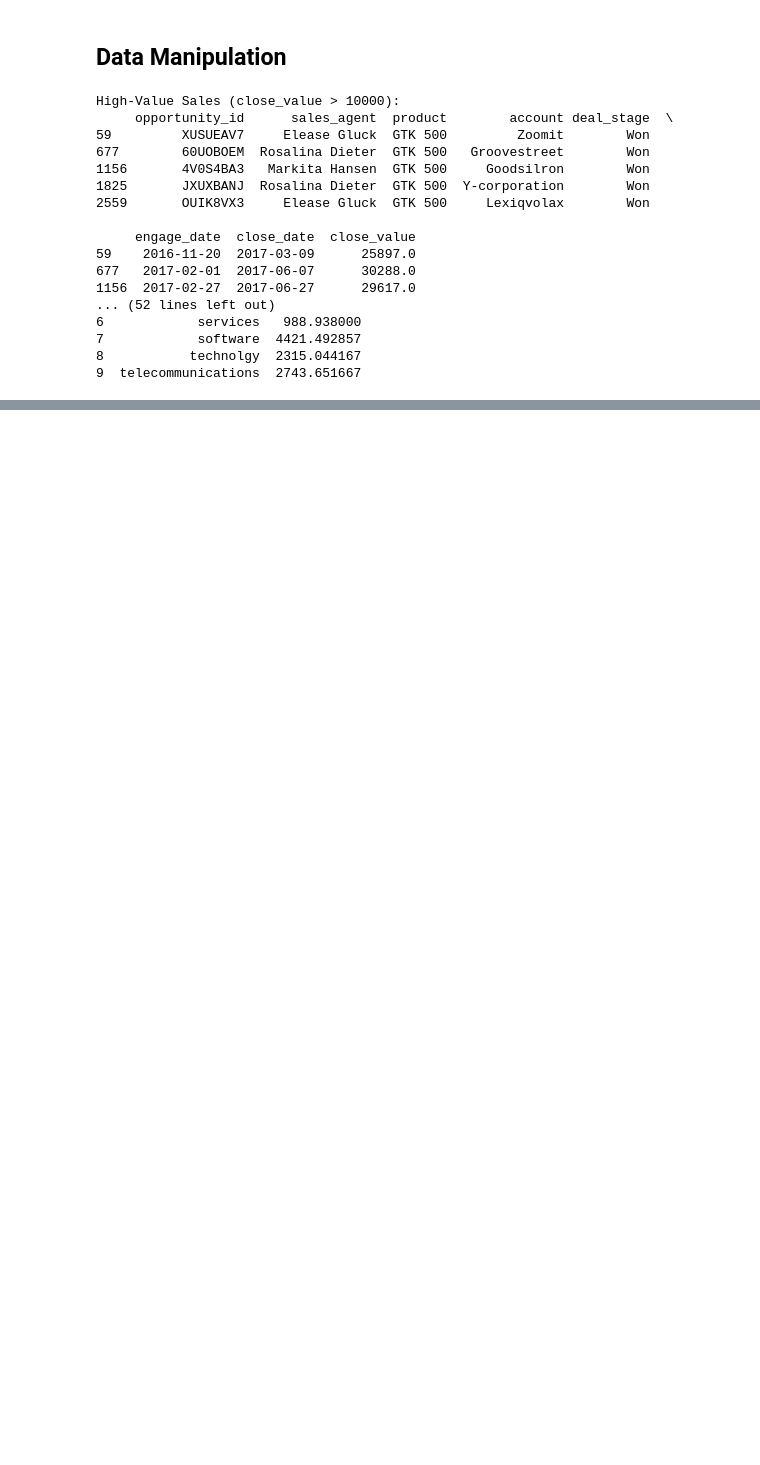
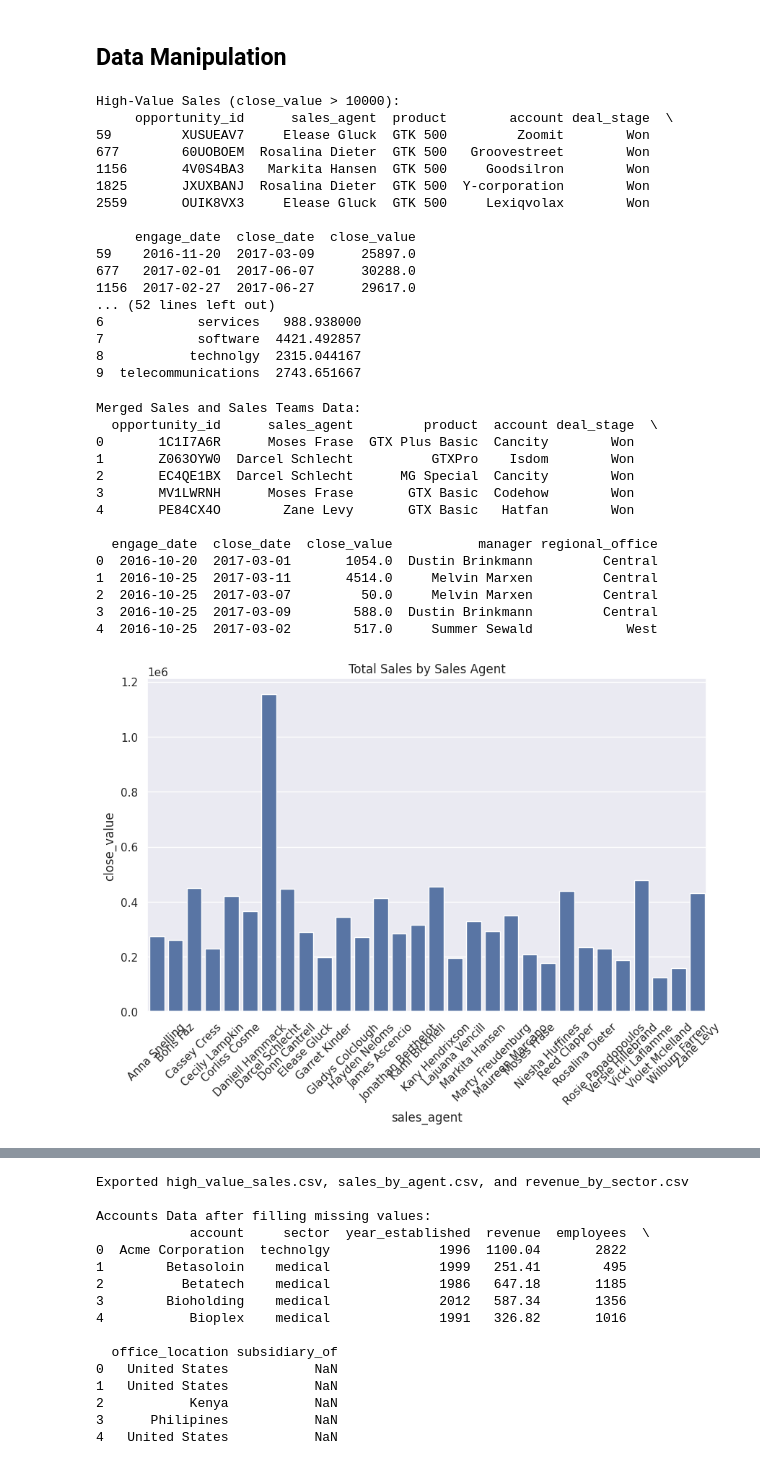
Before and after one commit to sadiq937/CrazyRobo_DM, a Jupyter notebook: ps1.ipynb, the cells around one changed output, grey strips where cells are left out. Drawn from its saved outputs; the diff is of its cells as text; code cells hidden in the pictures; blank space fills up the shorter version.

```diff
--- a/ps1.ipynb
+++ b/ps1.ipynb
@@ -218,3 +259,52 @@ High-Value Sales (close_value > 10000):
 7            software  4421.492857
 8           technolgy  2315.044167
 9  telecommunications  2743.651667
+# %%
+# 4. Extra Features
+# -----------------
+
+# Merge datasets: Combine sales data with sales teams data
+merged_df = pd.merge(sales_df, sales_teams_df, on='sales_agent', how='left')
+print("\nMerged Sales and Sales Teams Data:")
+print(merged_df.head())
+
+# Visualize total sales by agent
+plt.figure(figsize=(10, 6))
+sns.barplot(x='sales_agent', y='close_value', data=sales_by_agent)
+plt.title("Total Sales by Sales Agent")
+plt.xticks(rotation=45)
+plt.show()
+
+# Visualize average revenue by sector
+plt.figure(figsize=(8, 6))
+sns.barplot(x='sector', y='revenue', data=revenue_by_sector)
+plt.title("Average Revenue by Sector")
+plt.xticks(rotation=45)
+plt.show()
+
+# Export results to CSV
+high_value_sales.to_csv('high_value_sales.csv', index=False)
+sales_by_agent.to_csv('sales_by_agent.csv', index=False)
+revenue_by_sector.to_csv('revenue_by_sector.csv', index=False)
+print("\nExported high_value_sales.csv, sales_by_agent.csv, and revenue_by_sector.csv")
+
+# Data Cleaning: Handle missing values in accounts data
+accounts_df['revenue'].fillna(accounts_df['revenue'].median(), inplace=True)
+print("\nAccounts Data after filling missing values:")
+print(accounts_df.head())
+# %% [output]
+Merged Sales and Sales Teams Data:
+  opportunity_id      sales_agent         product  account deal_stage  \
+0       1C1I7A6R      Moses Frase  GTX Plus Basic  Cancity        Won
+1       Z063OYW0  Darcel Schlecht          GTXPro    Isdom        Won
+2       EC4QE1BX  Darcel Schlecht      MG Special  Cancity        Won
+3       MV1LWRNH      Moses Frase       GTX Basic  Codehow        Won
+4       PE84CX4O        Zane Levy       GTX Basic   Hatfan        Won
+
+  engage_date  close_date  close_value           manager regional_office
+0  2016-10-20  2017-03-01       1054.0  Dustin Brinkmann         Central
+1  2016-10-25  2017-03-11       4514.0     Melvin Marxen         Central
+2  2016-10-25  2017-03-07         50.0     Melvin Marxen         Central
+3  2016-10-25  2017-03-09        588.0  Dustin Brinkmann         Central
+4  2016-10-25  2017-03-02        517.0     Summer Sewald            West
+[figure, added]
@@ -220,0 +312,16 @@ High-Value Sales (close_value > 10000):
+Exported high_value_sales.csv, sales_by_agent.csv, and revenue_by_sector.csv
+
+Accounts Data after filling missing values:
+            account     sector  year_established  revenue  employees  \
+0  Acme Corporation  technolgy              1996  1100.04       2822
+1        Betasoloin    medical              1999   251.41        495
+2          Betatech    medical              1986   647.18       1185
+3        Bioholding    medical              2012   587.34       1356
+4           Bioplex    medical              1991   326.82       1016
+
+  office_location subsidiary_of
+0   United States           NaN
+1   United States           NaN
+2           Kenya           NaN
+3      Philipines           NaN
+4   United States           NaN
```
Also changed, not shown: parts of 20 cells of this notebook.
